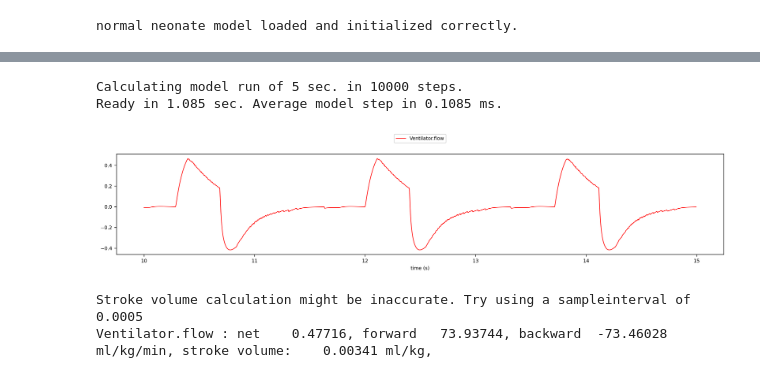
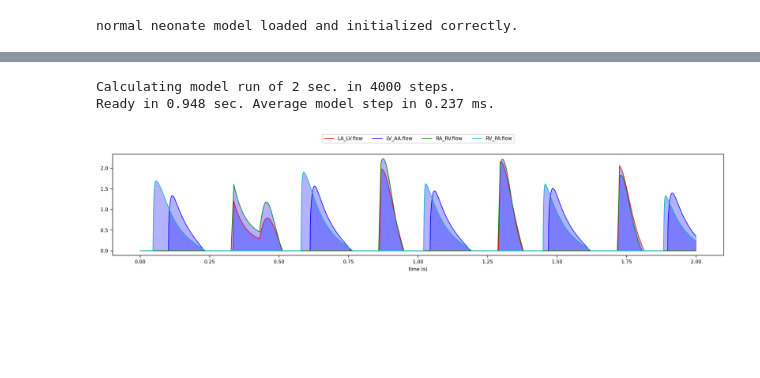
Before and after one commit to Dobutamine/explain-python, a Jupyter notebook: test.ipynb, the cells around one changed output, grey strips where cells are left out. Saved outputs shown, nothing was run; the diff lists cells and outputs as text; code cells hidden in the pictures; blank space fills up the shorter version.

```diff
--- a/test.ipynb
+++ b/test.ipynb
@@ -27,8 +8,6 @@ ALL.pres        : max  771.71397, min   759.4237 mmHg
-# %%
-io.plot_time_graph_smooth(["Ventilator.vent_flow"], sharey=True, combined=True,time_to_calculate=5, fill=False)
-# %% [output]
-Calculating model run of 5 sec. in 10000 steps.
-Ready in 1.085 sec. Average model step in 0.1085 ms.
-[figure, removed]
-Stroke volume calculation might be inaccurate. Try using a sampleinterval of 0.0005
-Ventilator.flow : net    0.47716, forward   73.93744, backward  -73.46028 ml/kg/min, stroke volume:    0.00341 ml/kg,
+# %%
+io.plot_heart_flows()
+# %% [output]
+Calculating model run of 2 sec. in 4000 steps.
+Ready in 0.948 sec. Average model step in 0.237 ms.
+[figure, added]
```
Also changed, not shown: parts of 1 cell of this notebook, 11 other files.
